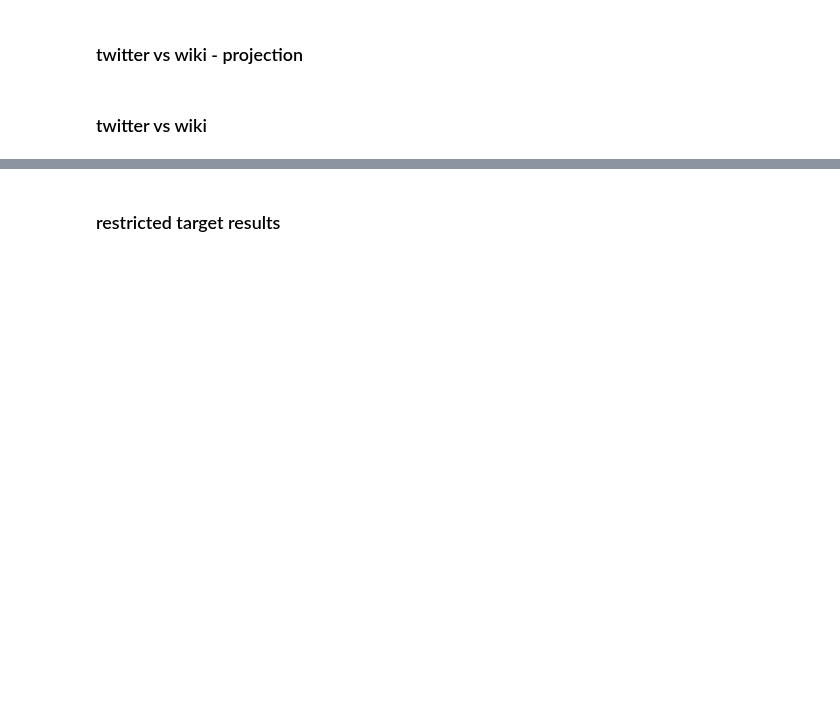
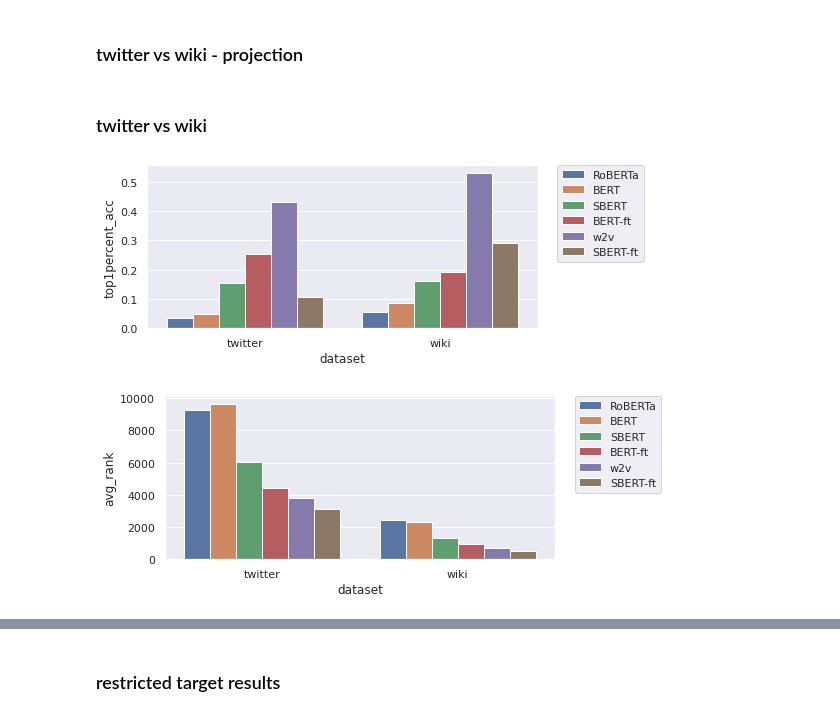
Before and after one commit to navidmdn/identity_embedding, a Jupyter notebook: pi2v.ipynb, the cells around one changed output, grey strips where cells are left out. Drawn from its saved outputs; the diff is of its cells as text; code cells hidden in the pictures; blank space fills up the shorter version.

```diff
--- a/pi2v.ipynb
+++ b/pi2v.ipynb
@@ -1501,7 +1537,7 @@ print(len(w2v_test_ds_wiki), len(wiki_pi_dict))
 
 # dataset for fixed target
 fixed_target_twitter_w2v_ds = [(x[0], x[2]) for x in test_ds_twitter_target_restricted]
-# fixed_target_wiki_w2v_ds = [(x[0], x[2]) for x in test_ds_wiki_target_restricted]
+fixed_target_wiki_w2v_ds = [(x[0], x[2]) for x in test_ds_wiki_target_restricted]
 # %% [markdown]
 ### measure metrics
 # %%
@@ -1939,8 +1979,8 @@ twitter_ft_sbert.eval()
 # twitter_ft_sbert_10p = SentenceTransformer('./models/distilroberta-twitter-freq100-10p/', device=device)
 # twitter_ft_sbert_10p.eval()
 
-# wiki_ft_sbert = SentenceTransformer('./models/distilroberta-wiki-freq3/', device=device)
-# wiki_ft_sbert.eval()
+wiki_ft_sbert = SentenceTransformer('./models/distilroberta-wiki-freq3/', device=device)
+wiki_ft_sbert.eval()
 
 # wiki_ft_sbert = SentenceTransformer('./models/miniLM-L6-wiki-out256/', device=device)
 # wiki_ft_sbert.eval()
@@ -3438,18 +3483,18 @@ import pandas as pd
 
 df = pd.DataFrame({
     'model': [
+        'RoBERTa',
+        'RoBERTa',
+        'BERT',
+        'BERT',
+        'SBERT',
+        'SBERT',
+        'BERT-ft',
+        'BERT-ft',
         'w2v',
         'w2v',
-        'BERT',
-        'BERT',
-        'S-BERT',
-        'S-BERT',
-        'BerTweet',
-        'BerTweet',
-        'S-BERT-ft',
-        'S-BERT-ft',
-        'freq-baseline',
-        'freq-baseline'
+        'SBERT-ft',
+        'SBERT-ft',
     ],
     'dataset': [
         'twitter',
@@ -3466,62 +3511,74 @@ df = pd.DataFrame({
         'wiki',
     ],
     'avg_rank': [
-        twitter_w2v_negsample_avgrank,
-        wiki_w2v_cbow_avgrank,
+        twitter_roberta_avg_rank,
+        wiki_roberta_avg_rank,
+
         twitter_bert_avg_rank,
         wiki_bert_avg_rank,
         twitter_sbert_avg_rank,
         wiki_sbert_avg_rank,
-        twitter_bertweet_avg_rank,
-        wiki_bertweet_avg_rank,
+
+        twitter_bertft_avg_rank,
+        wiki_bertft_avg_rank,
+
+        twitter_w2v_negsample_avgrank,
+        wiki_w2v_cbow_avgrank,
         twitter_sbertft_avg_rank,
         wiki_sbertft_avg_rank,
-        twitter_freq_based_avg_rank,
-        wiki_freq_based_avg_rank,
     ],
     'avg_score': [
-        twitter_w2v_negsample_avgscore,
-        wiki_w2v_cbow_avgscore,
+        twitter_roberta_avg_score,
+        wiki_roberta_avg_score,
+
         twitter_bert_avg_score,
         wiki_bert_avg_score,
         twitter_sbert_avg_score,
         wiki_sbert_avg_score,
-        twitter_bertweet_avg_score,
-        wiki_bertweet_avg_score,
+
+        twitter_bertft_avg_score,
+        wiki_bertft_avg_score,
+
+        twitter_w2v_negsample_avgscore,
+        wiki_w2v_cbow_avgscore,
         twitter_sbertft_avg_score,
         wiki_sbertft_avg_score,
-        None,
-        None,
     ],
-    'top100_acc': [
-        twitter_w2v_negsample_top100acc,
-        wiki_w2v_cbow_top100acc,
+    'top1percent_acc': [
+        twitter_roberta_top100acc,
+        wiki_roberta_top100acc,
+
         twitter_bert_top100acc,
         wiki_bert_top100acc,
         twitter_sbert_top100acc,
         wiki_sbert_top100acc,
-        twitter_bertweet_top100acc,
-        wiki_bertweet_top100acc,
+
+        twitter_bertft_top100acc,
+        wiki_bertft_top100acc,
+
+        twitter_w2v_negsample_top100acc,
+        wiki_w2v_cbow_top100acc,
         twitter_sbertft_top100acc,
         wiki_sbertft_top100acc,
-        twitter_freq_based_top100acc,
-        wiki_freq_based_top100acc
     ],
 })
 
-df.to_csv('fixed_target_results.csv', header=True, index=False)
+df.to_csv('final_performance_results.csv', header=True, index=False)
 
 plt.figure(figsize=(7,3))
-sns.barplot(data=df, x='dataset', y='top100_acc', hue='model')
+sns.barplot(data=df, x='dataset', y='top1percent_acc', hue='model')
 plt.legend(bbox_to_anchor=(1.05, 1), loc='upper left', borderaxespad=0)
 plt.show()
 
 plt.figure(figsize=(7,3))
 sns.barplot(data=df, x='dataset', y='avg_rank', hue='model')
 plt.legend(bbox_to_anchor=(1.05, 1), loc='upper left', borderaxespad=0)
 plt.show()
 
 plt.figure(figsize=(7,3))
 sns.barplot(data=df, x='dataset', y='avg_score', hue='model')
 plt.legend(bbox_to_anchor=(1.05, 1), loc='upper left', borderaxespad=0)
 plt.show()
+# %% [output]
+[figure, added]
+[figure, added]
```
Also changed, not shown: parts of 30 cells of this notebook.
